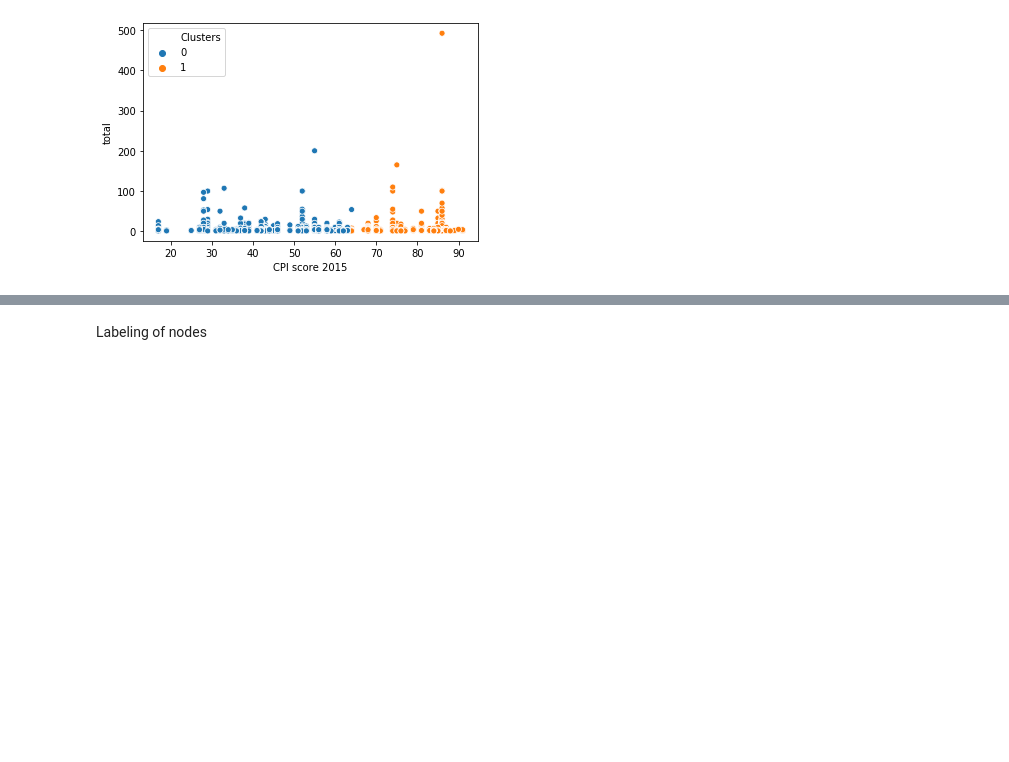
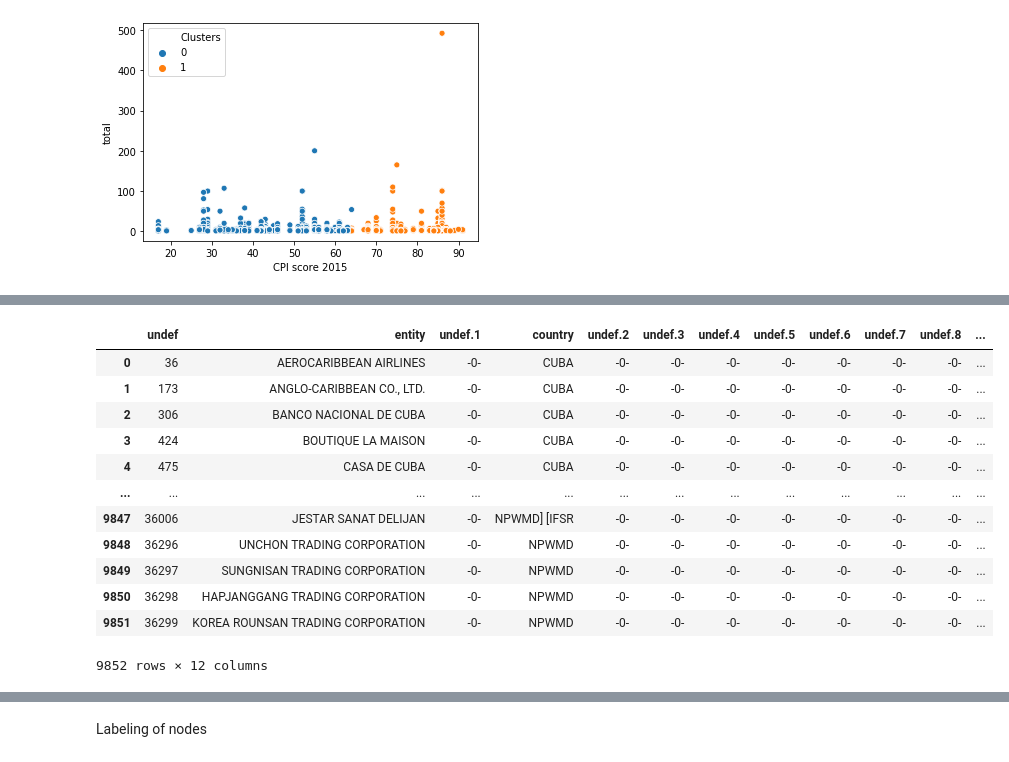
Before and after one commit to alexmak001/Panama-Papers, a Jupyter notebook: johncode.ipynb, the cells around one changed output, grey strips where cells are left out. Cells and saved outputs as stored; diff of their text form; code cells hidden in the pictures; blank space fills up the shorter version.

```diff
--- a/johncode.ipynb
+++ b/johncode.ipynb
@@ -162,0 +255,17 @@ KeyboardInterrupt:
+# %%
+blacklist = pd.read_csv('data/blacklist.csv')
+blacklist
+# %% [output]
+|  | undef | entity | undef.1 | country | undef.2 | undef.3 | undef.4 | undef.5 | undef.6 | undef.7 | undef.8 | ... |
+| 0 | 36 | AEROCARIBBEAN AIRLINES | -0- | CUBA | -0- | -0- | -0- | -0- | -0- | -0- | -0- | ... |
+| 1 | 173 | ANGLO-CARIBBEAN CO., LTD. | -0- | CUBA | -0- | -0- | -0- | -0- | -0- | -0- | -0- | ... |
+| 2 | 306 | BANCO NACIONAL DE CUBA | -0- | CUBA | -0- | -0- | -0- | -0- | -0- | -0- | -0- | ... |
+| 3 | 424 | BOUTIQUE LA MAISON | -0- | CUBA | -0- | -0- | -0- | -0- | -0- | -0- | -0- | ... |
+| 4 | 475 | CASA DE CUBA | -0- | CUBA | -0- | -0- | -0- | -0- | -0- | -0- | -0- | ... |
+| ... | ... | ... | ... | ... | ... | ... | ... | ... | ... | ... | ... | ... |
+| 9847 | 36006 | JESTAR SANAT DELIJAN | -0- | NPWMD] [IFSR | -0- | -0- | -0- | -0- | -0- | -0- | -0- | ... |
+| 9848 | 36296 | UNCHON TRADING CORPORATION | -0- | NPWMD | -0- | -0- | -0- | -0- | -0- | -0- | -0- | ... |
+| 9849 | 36297 | SUNGNISAN TRADING CORPORATION | -0- | NPWMD | -0- | -0- | -0- | -0- | -0- | -0- | -0- | ... |
+| 9850 | 36298 | HAPJANGGANG TRADING CORPORATION | -0- | NPWMD | -0- | -0- | -0- | -0- | -0- | -0- | -0- | ... |
+| 9851 | 36299 | KOREA ROUNSAN TRADING CORPORATION | -0- | NPWMD | -0- | -0- | -0- | -0- | -0- | -0- | -0- | ... |
+9852 rows × 12 columns
```
Also changed, not shown: parts of 19 cells of this notebook, 14 other files.
